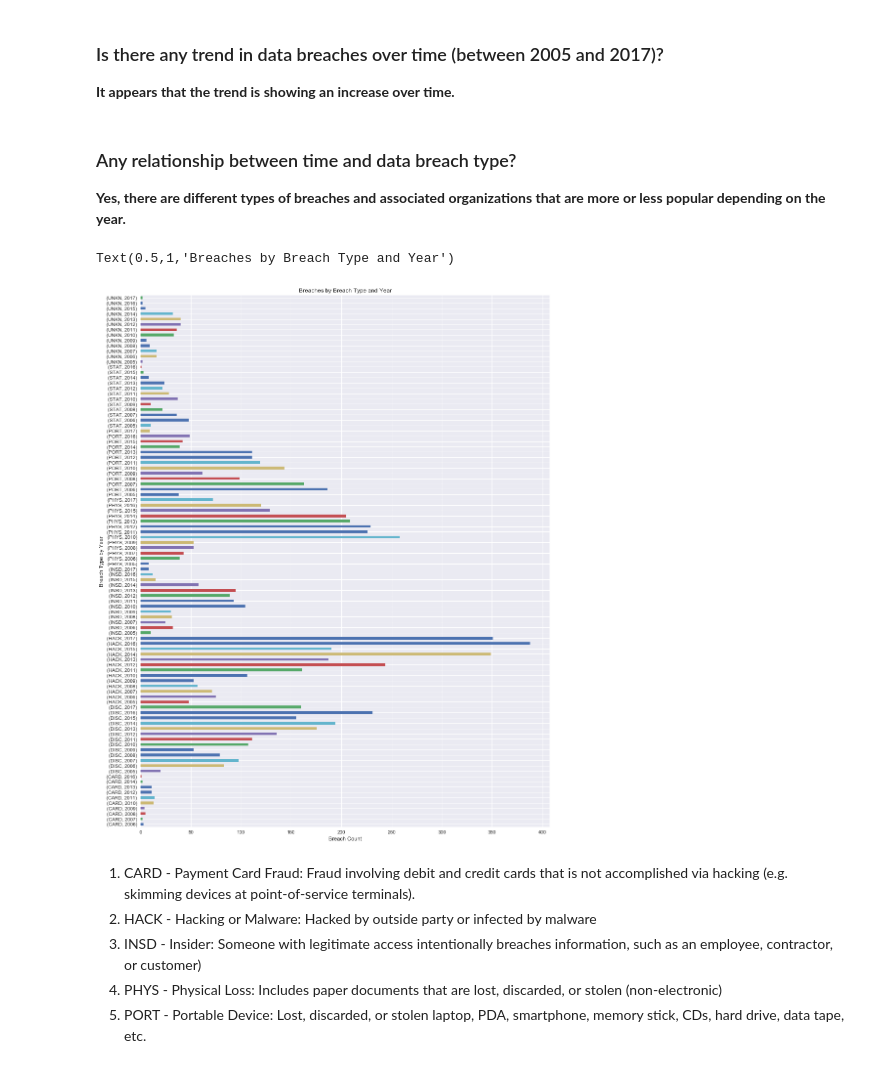
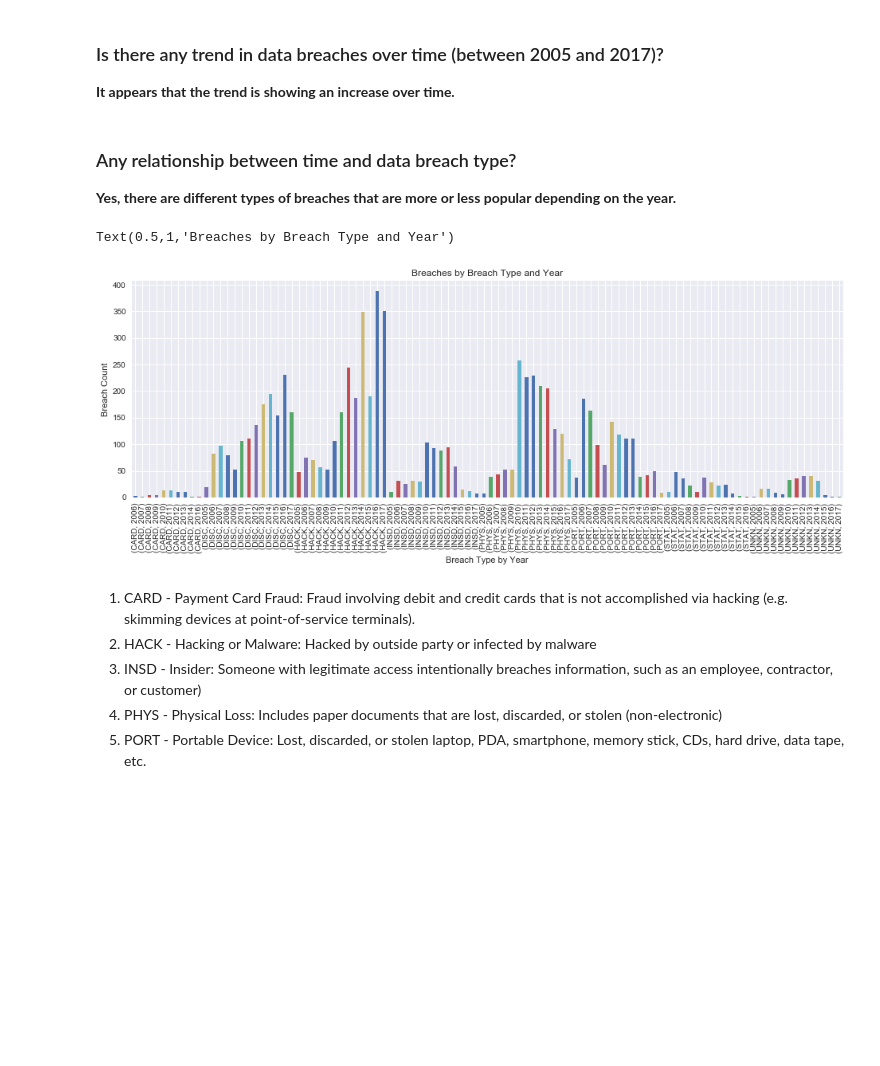
Before and after one commit to dmrod01/Capstone, a Jupyter notebook: Business Questions and Support .ipynb, the cells around one changed output. Saved outputs shown, nothing was run; the diff lists cells and outputs as text; code cells hidden in the pictures; blank space fills up the shorter version.

```diff
--- a/Business Questions and Support .ipynb
+++ b/Business Questions and Support .ipynb
@@ -540,22 +567,22 @@ plt.plot(breach_count)
  **It appears that the trend is showing an increase over time.**
 # %% [markdown]
 ###  Any relationship between time and data breach type?
-**Yes, there are different types of breaches and associated organizations that are more or less popular depending on the year.**
+**Yes, there are different types of breaches that are more or less popular depending on the year.**
 # %%
 ## Effect on Organizations by Breach Type
 df_breach_effect = df_time.groupby(['Breach_Type', 'Breach_Year']).size()
 # %%
 # breaches bar graph
 bins = 104
 #plt.figure
-plt.figure(bins, figsize=(15,20))
-df_breach_effect.plot(kind='barh', stacked=True)
-plt.xlabel('Breach Count')
-plt.ylabel('Breach Type by Year')
+plt.figure(bins, figsize=(16,5))
+df_breach_effect.plot(kind='bar', stacked=True)
+plt.xlabel('Breach Type by Year')
+plt.ylabel('Breach Count')
 plt.title("Breaches by Breach Type and Year")
 # %% [output]
 Text(0.5,1,'Breaches by Breach Type and Year')
-[figure, old version]
+[figure, new version]
 # %% [markdown]
 1. CARD - Payment Card Fraud: Fraud involving debit and credit cards that is not accomplished via hacking (e.g. skimming devices at point-of-service terminals).
 2. HACK - Hacking or Malware: Hacked by outside party or infected by malware
```
Also changed, not shown: parts of 31 cells of this notebook, 2 other files.
